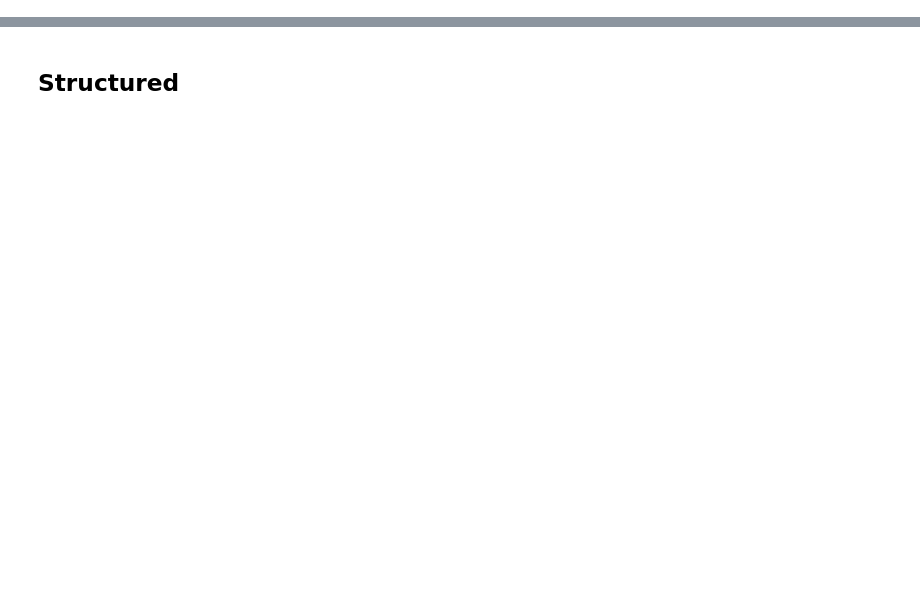
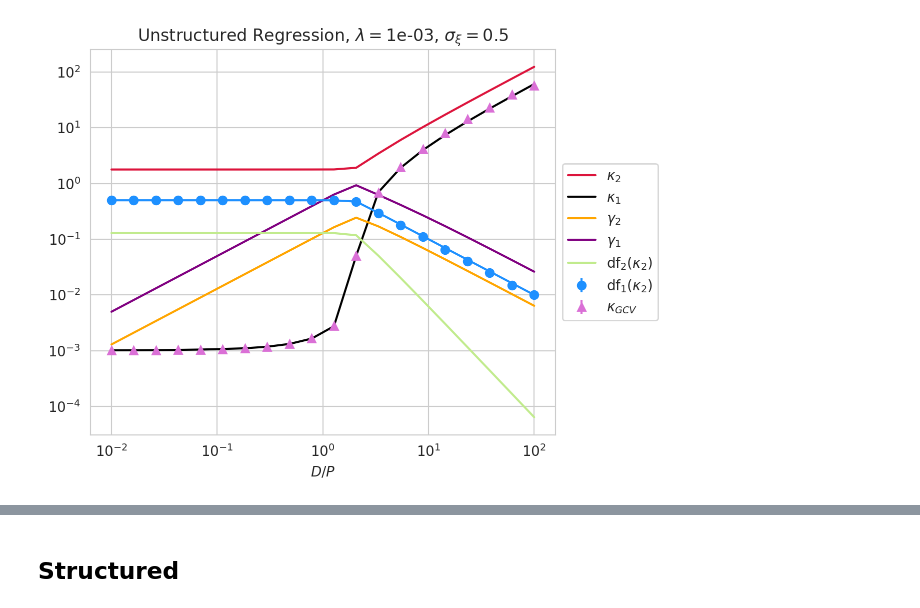
Before and after one commit to Pehlevan-Group/S_transform, a Jupyter notebook: nonlinear_random_features.ipynb, the cells around one changed output, grey strips where cells are left out. Cells and saved outputs as stored; diff of their text form; code cells hidden in the pictures; blank space fills up the shorter version.

Commit message:
NLRF working

```diff
--- a/nonlinear_random_features.ipynb
+++ b/nonlinear_random_features.ipynb
@@ -311,0 +312,30 @@ plt.legend(loc='center left', bbox_to_anchor=(1, 0.5))
+# %%
+sns.set_palette('rainbow', n_colors=7)
+plt.figure(figsize=(6, 5))
+plt.plot(qs2, thry['kappa2'], label="$\\kappa_2$", c='crimson')
+plt.plot(qs2, thry['kappa1'], label="$\\kappa_1$", c='k')
+plt.plot(qs2, thry['gamma2'], label="$\\gamma_2$", c='orange')
+plt.plot(qs2, thry['gamma1'], label="$\\gamma_1$", c='purple')
+plt.plot(qs2, thry['df1k2'],  c='dodgerblue')
+plt.errorbar(qs2, expt['df1'], expt['df1_std'], marker='o', linestyle="", label="df$_1(\\kappa_2)$", c='dodgerblue')
+plt.plot(qs2, thry['df2k2'], label="df$_2(\\kappa_2)$", c='C4')
+
+plt.errorbar(qs, expt['kappa_GCV'], expt['kappa_GCV_std'], label="$\\kappa_{GCV}$", c='orchid', marker='^', linestyle="")
+
+# ps = D/qs
+# gams = np.minimum(N, ps)/D
+# kappa2_analytic = (1-gams + sigma_xi**2 + np.sqrt( (1-gams+ sigma_xi**2)**2 + 4 * gams  * sigma_xi**2 ))/(2 * gams)
+# df1b_analytic = 1/(1+kappa2_analytic) + (sigma_xi**2)/kappa2_analytic
+# df2_analytic =  1/(1+kappa2_analytic)**2
+# df1_analytic =  1/(1+kappa2_analytic)
+
+# plt.plot(qs, kappa2_analytic, label="$\\kappa_1$_a", c='k', linestyle='--')
+
+plt.legend(loc='center left', bbox_to_anchor=(1, 0.5))
+plt.xscale('log')
+plt.yscale('log')
+plt.xlabel(r'$D/P$')
+plt.title(f"Unstructured Regression, $\\lambda=${lamb:.0e}, $\\sigma_{{\\xi}}=${sigma_xi}")
+plt.savefig('figures/NLRF_unstructured_params.pdf', bbox_inches='tight')
+# %% [output]
+[figure, added]
```
Also changed, not shown: parts of 13 cells of this notebook.
